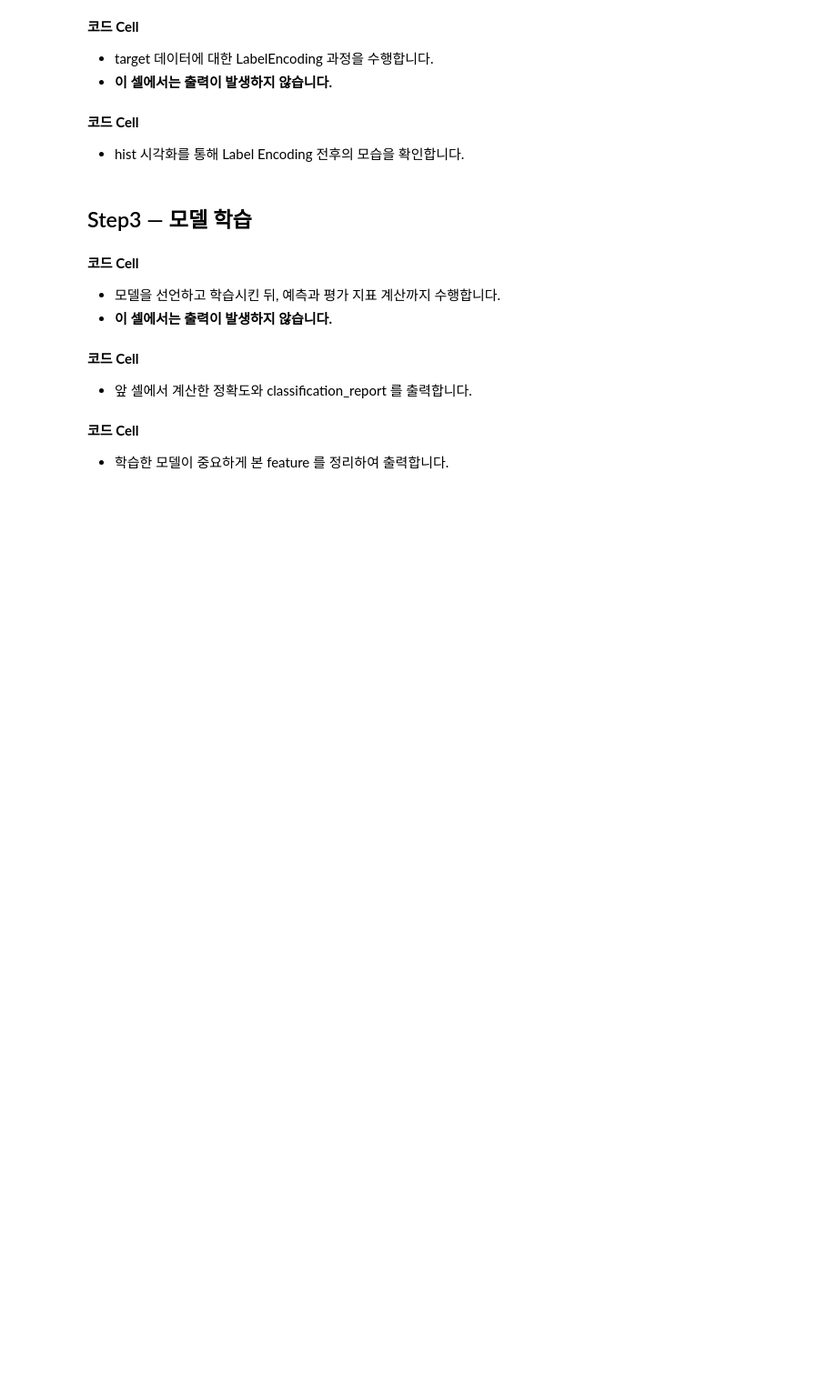
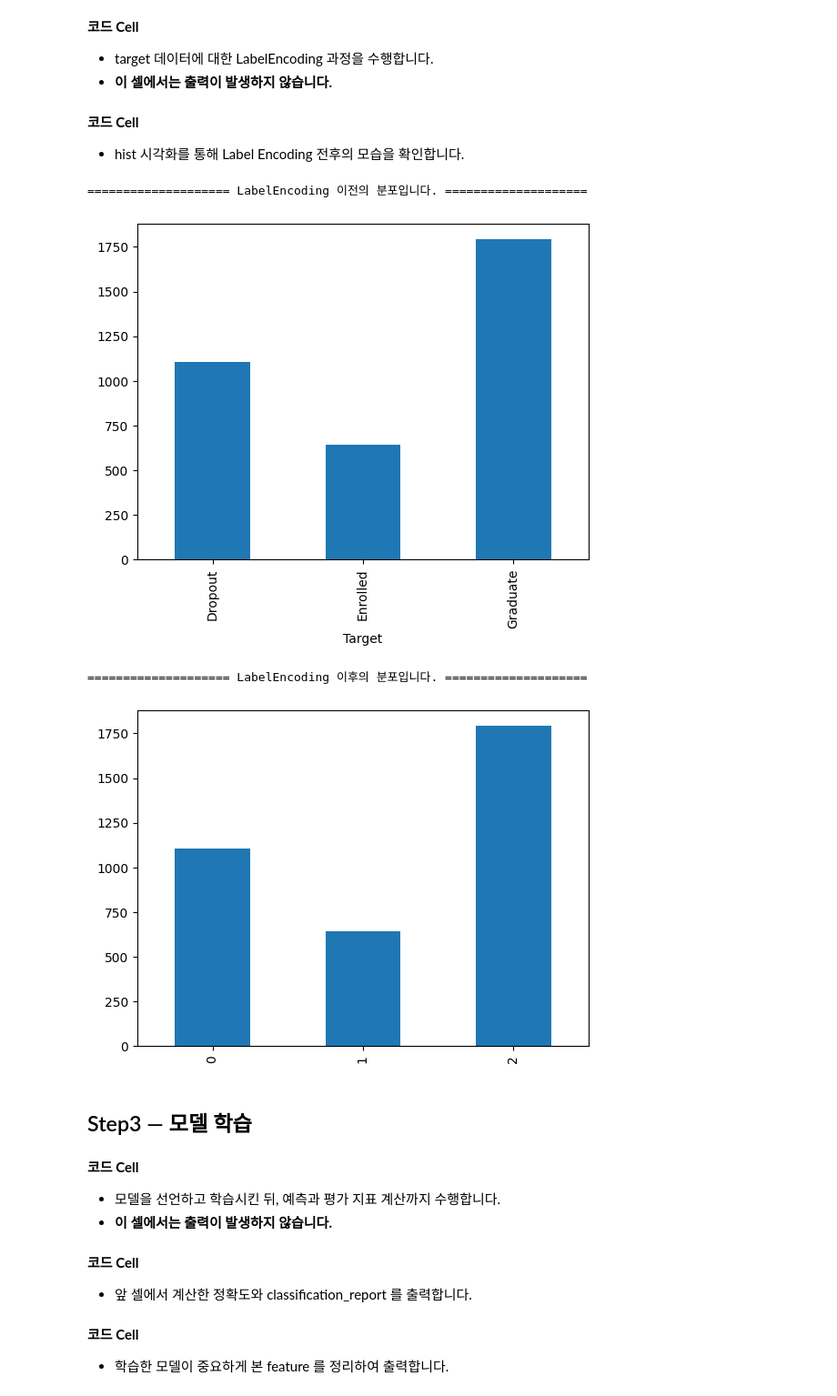
Before and after one commit to FLOWIT28999/week10-worksheet, a Jupyter notebook: main.ipynb, the cells around one changed output. Shown at 91% size. Drawn from its saved outputs; the diff is of its cells as text; code cells hidden in the pictures; blank space fills up the shorter version.

```diff
--- a/main.ipynb
+++ b/main.ipynb
@@ -68,3 +90,24 @@ Index(['Marital status', 'Application mode', 'Application order', 'Course',
 <b>코드 Cell</b>
 - features 와 target 데이터를 train_test_split 을 통해 분리합니다.
 - test_size = 0.2 로 설정하고 random_state = 42 로 설정합니다.
+# %%
+from sklearn.model_selection import train_test_split
+
+X_train, X_test, y_train, y_test = train_test_split(
+    features,
+    target,
+    test_size=0.2,
+    random_state=42,
+)
+
+print('=' * 20, '분할 이후 train 데이터 크기입니다.', '=' * 20)
+display(X_train.shape)
+display(y_train.shape)
+
+print('=' * 20, '분할 이후 test 데이터 크기입니다.', '=' * 20)
+display(X_test.shape)
+display(y_test.shape)
+
+print('=' * 20, 'train 데이터와 test 데이터 비율 계산 결과입니다.', '=' * 20)
+print(len(X_train) / len(features))
+print(len(X_test) / len(features))
@@ -72,9 +125,31 @@ Index(['Marital status', 'Application mode', 'Application order', 'Course',
 <b>코드 Cell</b>
 - target 데이터에 대한 LabelEncoding 과정을 수행합니다.
 - <b>이 셀에서는 출력이 발생하지 않습니다.</b>
+# %%
+from sklearn.preprocessing import LabelEncoder
+
+target_encoder = LabelEncoder()
+y_train_original = y_train.copy()
+y_train = target_encoder.fit_transform(y_train)
+y_test = target_encoder.transform(y_test)
 # %% [markdown]
 <b>코드 Cell</b>
 - hist 시각화를 통해 Label Encoding 전후의 모습을 확인합니다.
+# %%
+import matplotlib.pyplot as plt
+
+print('=' * 20, 'LabelEncoding 이전의 분포입니다.', '=' * 20)
+y_train_original.value_counts().sort_index().plot(kind='bar')
+plt.show()
+
+print('=' * 20, 'LabelEncoding 이후의 분포입니다.', '=' * 20)
+pd.Series(y_train).value_counts().sort_index().plot(kind='bar')
+plt.show()
+# %% [output]
+==================== LabelEncoding 이전의 분포입니다. ====================
+[figure, added]
+==================== LabelEncoding 이후의 분포입니다. ====================
+[figure, added]
 # %% [markdown]
 ## Step3 — 모델 학습
 # %% [markdown]
```
Also changed, not shown: parts of 2 cells of this notebook.
